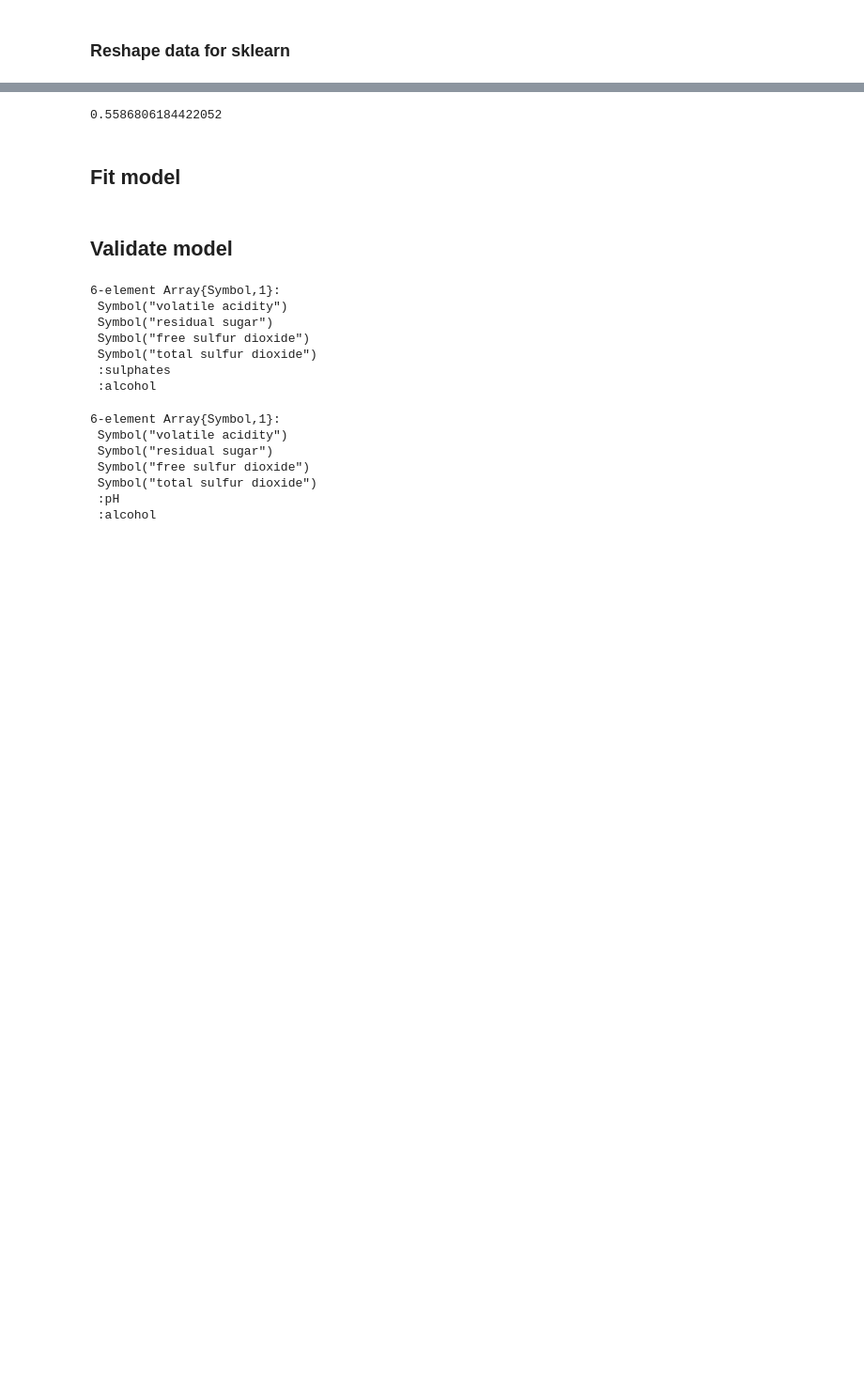
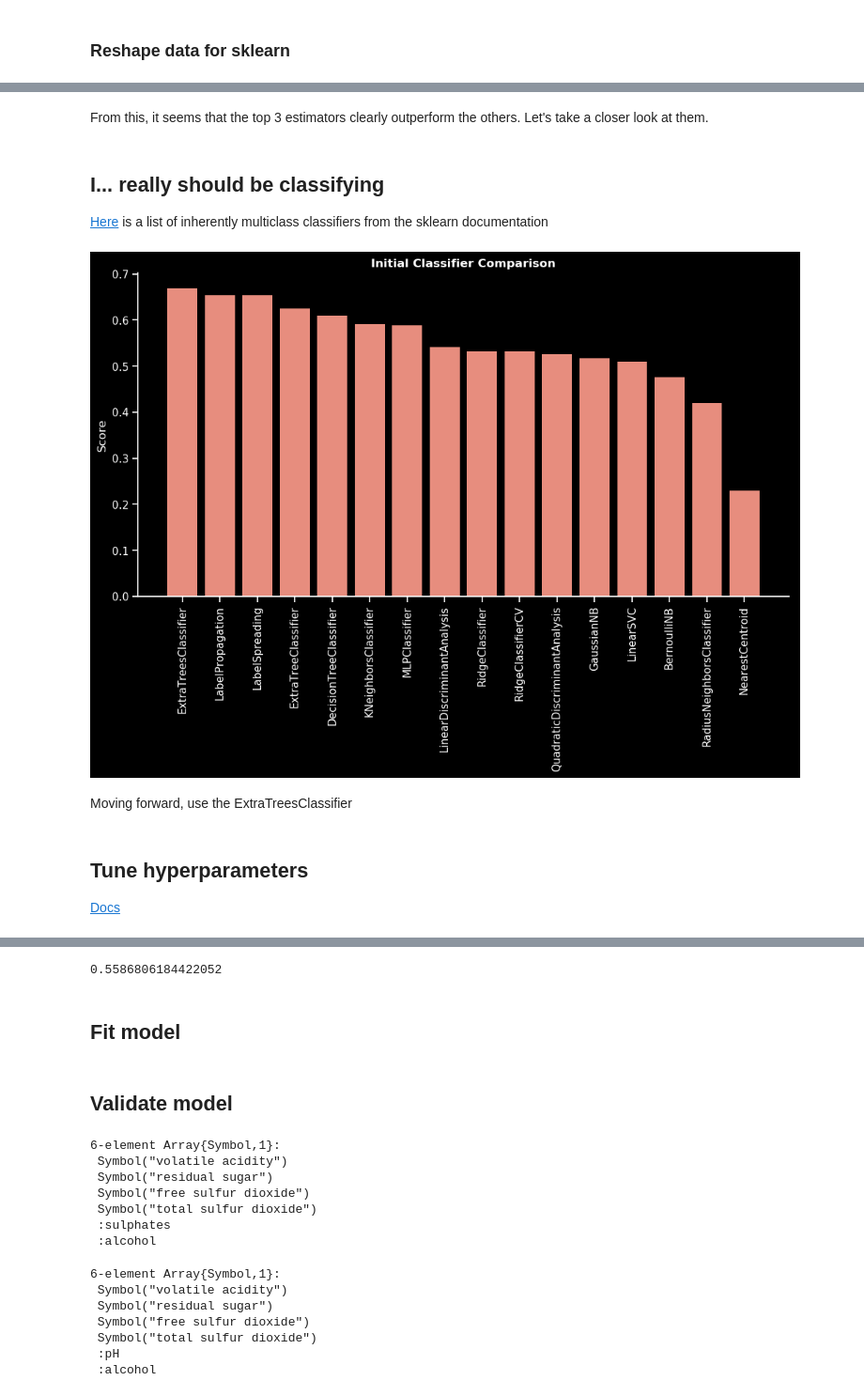
Before and after one commit to cartemic/CHE-599-intro-to-data-science, a Jupyter notebook: Project/Wine Quality.ipynb, the cells around one changed output, grey strips where cells are left out. Shown: that part at 94% size. Saved outputs shown, nothing was run; the diff lists cells and outputs as text; code cells hidden in the pictures; blank space fills up the shorter version.

```diff
--- a/Project/Wine Quality.ipynb
+++ b/Project/Wine Quality.ipynb
@@ -599,0 +172,5 @@ Dict{Symbol,Any} with 2 entries:
+# %% [markdown]
+From this, it seems that the top 3 estimators clearly outperform the others. Let's take a closer look at them.
+# %% [markdown]
+## I... really should be classifying
+[Here](https://scikit-learn.org/stable/modules/multiclass.html) is a list of inherently multiclass classifiers from the sklearn documentation
@@ -599,0 +249,15 @@ Dict{Symbol,Any} with 2 entries:
+# %%
+fig, ax = subplots(figsize=(12, 6))
+ax.bar(classifiers[!, :name], classifiers[!, :score], color=my_colors[:red])
+ax.set_ylabel("Score")
+ax.set_title("Initial Classifier Comparison", weight="bold")
+
+xticks(rotation=90)
+sns.despine()
+# %% [output]
+[figure, added]
+# %% [markdown]
+Moving forward, use the ExtraTreesClassifier
+# %% [markdown]
+## Tune hyperparameters
+[Docs](https://scikit-learn.org/stable/modules/ensemble.html#random-forest-parameters)
```
Also changed, not shown: parts of 55 cells of this notebook, 6 other files.
